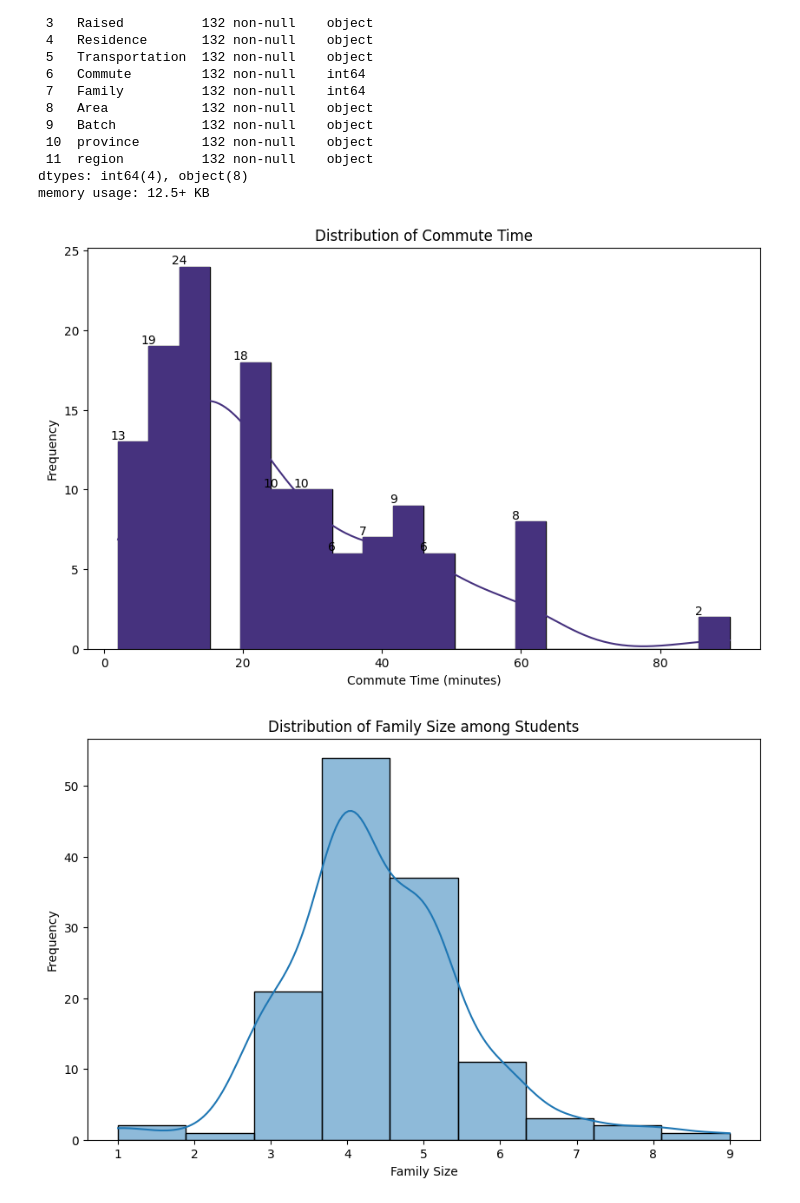
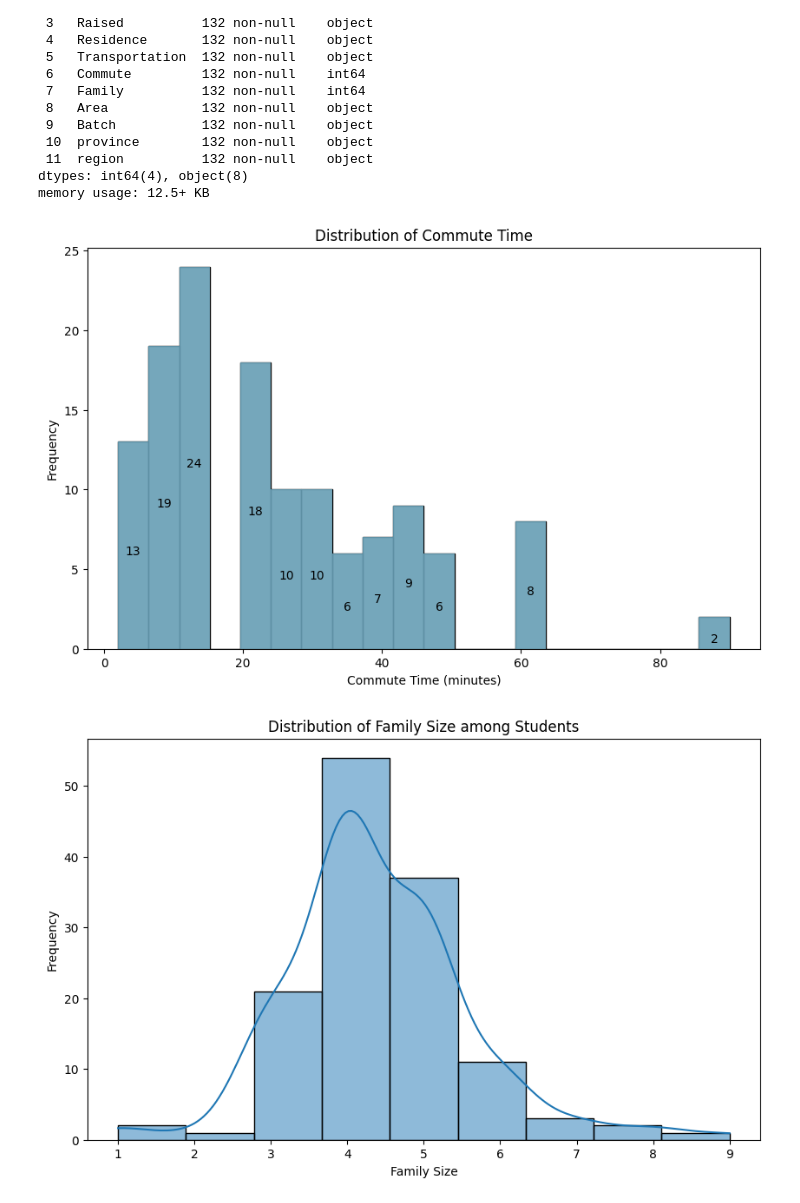
Before and after one commit to PIYUSH-R04/Data_analysis_demorgraphy, a Jupyter notebook: visualizations.ipynb, the cells around one changed output. Cells and saved outputs as stored; diff of their text form; code cells hidden in the pictures.

```diff
--- a/visualizations.ipynb
+++ b/visualizations.ipynb
@@ -37,29 +37,39 @@ memory usage: 12.5+ KB
 # %%
 # # Distribution of commute time
 # plt.figure(figsize=(10, 6))
 # sns.histplot(df['Commute'], bins=20, kde=True)
 # plt.xlabel('Commute Time (minutes)')
 # plt.ylabel('Frequency')
 # plt.title('Distribution of Commute Time')
 # plt.show()
 
+# Assuming 'df' is your DataFrame containing the commute time data
+
+# Set the figure size and create a subplot
 plt.figure(figsize=(10, 6))
-ax = sns.histplot(df['Commute'], bins=20, kde=True)
+ax = plt.subplot()
+
+# Create the histogram with gaps between bars
+sns.histplot(df['Commute'], bins=20, ax=ax, color='black', alpha=0.7)
+
+# Calculate the bin counts
+bin_counts, bin_edges, _ = plt.hist(df['Commute'], bins=20, color='skyblue', alpha=0.7)
+
+# Annotate the counts inside each bar
+for count, edge in zip(bin_counts, bin_edges[:-1]):
+    if count > 0:
+        ax.text(edge + (bin_edges[1] - bin_edges[0]) / 2, count / 2, int(count), ha='center', va='top')
+
+
+# Set labels and title
 plt.xlabel('Commute Time (minutes)')
 plt.ylabel('Frequency')
 plt.title('Distribution of Commute Time')
 
-# Get the counts for each bin
-counts, bins, _ = ax.hist(df['Commute'], bins=20)
-
-# Add text labels to the bars
-for count, bin_val in zip(counts, bins):
-    if count > 0:
-        ax.text(bin_val, count, str(int(count)), ha='center', va='bottom', fontsize=10)
-
+# Show the plot
 plt.show()
 # %% [output]
-[figure, old version]
+[figure, new version]
 # %%
 # Family size distribution among students
 plt.figure(figsize=(10, 6))
```
